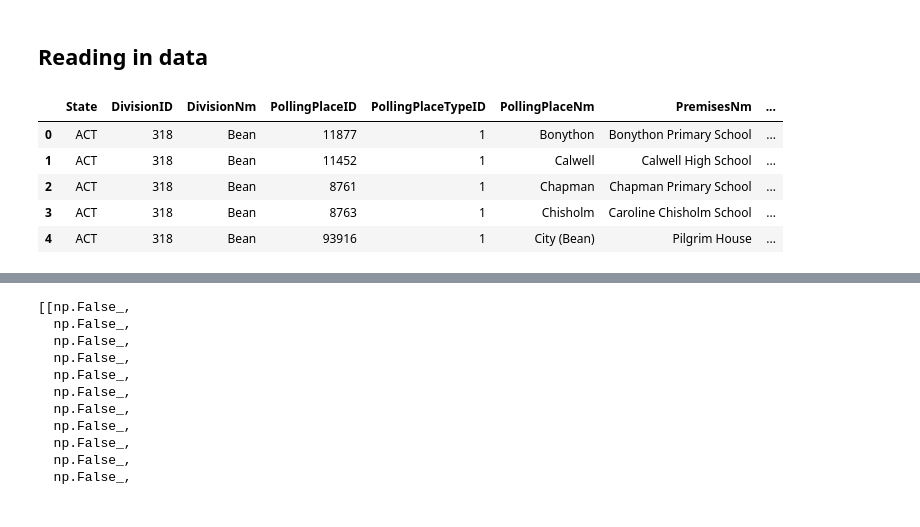
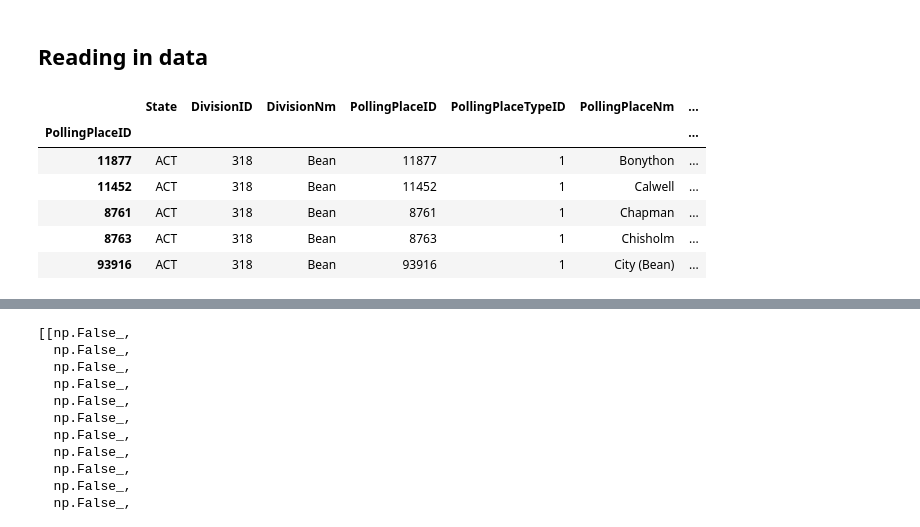
Before and after one commit to RachelBunder/gerrymandering_australia, a Jupyter notebook: explore/ip.ipynb, the cells around one changed output, grey strips where cells are left out. Drawn from its saved outputs; the diff is of its cells as text; code cells hidden in the pictures.

```diff
--- a/explore/ip.ipynb
+++ b/explore/ip.ipynb
@@ -10,11 +10,13 @@ import shapely as sp
 ## Reading in data
 # %%
 nsw_data = gpd.read_file("../data/20190518/act_calculated.geojson")
+nsw_data = nsw_data.set_index("PollingPlaceID", drop=False)
 nsw_data.head()
 # %% [output]
-|  | State | DivisionID | DivisionNm | PollingPlaceID | PollingPlaceTypeID | PollingPlaceNm | PremisesNm | ... |
-| 0 | ACT | 318 | Bean | 11877 | 1 | Bonython | Bonython Primary School | ... |
-| 1 | ACT | 318 | Bean | 11452 | 1 | Calwell | Calwell High School | ... |
-| 2 | ACT | 318 | Bean | 8761 | 1 | Chapman | Chapman Primary School | ... |
-| 3 | ACT | 318 | Bean | 8763 | 1 | Chisholm | Caroline Chisholm School | ... |
-| 4 | ACT | 318 | Bean | 93916 | 1 | City (Bean) | Pilgrim House | ... |
+|  | State | DivisionID | DivisionNm | PollingPlaceID | PollingPlaceTypeID | PollingPlaceNm | ... |
+| PollingPlaceID |  |  |  |  |  |  | ... |
+| 11877 | ACT | 318 | Bean | 11877 | 1 | Bonython | ... |
+| 11452 | ACT | 318 | Bean | 11452 | 1 | Calwell | ... |
+| 8761 | ACT | 318 | Bean | 8761 | 1 | Chapman | ... |
+| 8763 | ACT | 318 | Bean | 8763 | 1 | Chisholm | ... |
+| 93916 | ACT | 318 | Bean | 93916 | 1 | City (Bean) | ... |
```
Also changed, not shown: parts of 11 cells of this notebook.
